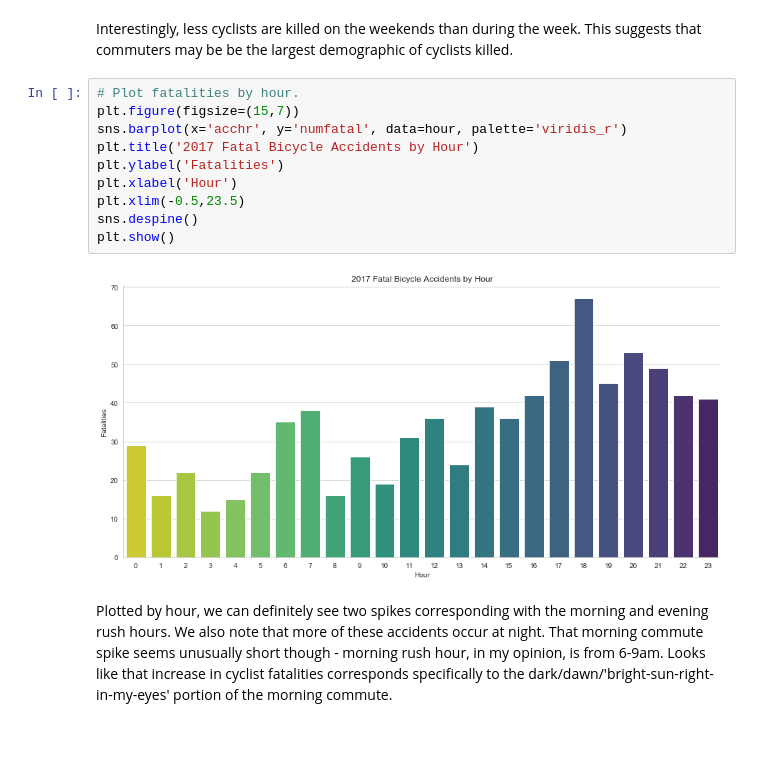
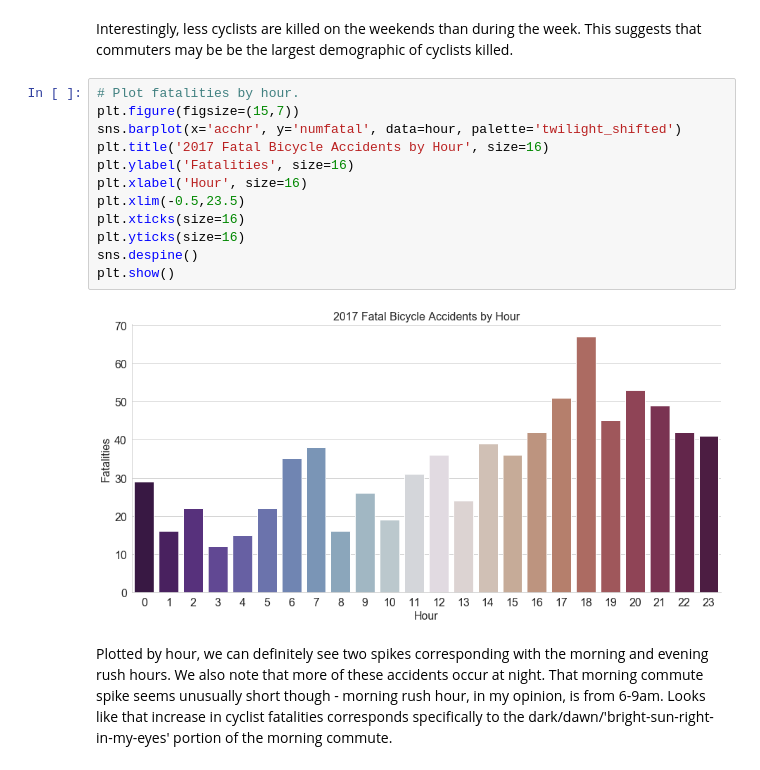
Before and after one commit to mkfrancsis/Thinkful_drills, a Jupyter notebook: 1.5.1_Unit1_Capstone.ipynb, the cells around one changed output. Saved outputs shown, nothing was run; the diff lists cells and outputs as text; blank space fills up the shorter version.

```diff
--- a/1.5.1_Unit1_Capstone.ipynb
+++ b/1.5.1_Unit1_Capstone.ipynb
@@ -91,14 +164,16 @@ Interestingly, less cyclists are killed on the weekends than during the week.  T
 # %%
 # Plot fatalities by hour.
 plt.figure(figsize=(15,7))
-sns.barplot(x='acchr', y='numfatal', data=hour, palette='viridis_r')
-plt.title('2017 Fatal Bicycle Accidents by Hour')
-plt.ylabel('Fatalities')
-plt.xlabel('Hour')
+sns.barplot(x='acchr', y='numfatal', data=hour, palette='twilight_shifted')
+plt.title('2017 Fatal Bicycle Accidents by Hour', size=16)
+plt.ylabel('Fatalities', size=16)
+plt.xlabel('Hour', size=16)
 plt.xlim(-0.5,23.5)
+plt.xticks(size=16)
+plt.yticks(size=16)
 sns.despine()
 plt.show()
 # %% [output]
-[figure, old version]
+[figure, new version]
 # %% [markdown]
 Plotted by hour, we can definitely see two spikes corresponding with the morning and evening rush hours.  We also note that more of these accidents occur at night.  That morning commute spike seems unusually short though - morning rush hour, in my opinion, is from 6-9am.  Looks like that increase in cyclist fatalities corresponds specifically to the dark/dawn/'bright-sun-right-in-my-eyes' portion of the morning commute.
```
Also changed, not shown: parts of 28 cells of this notebook.
